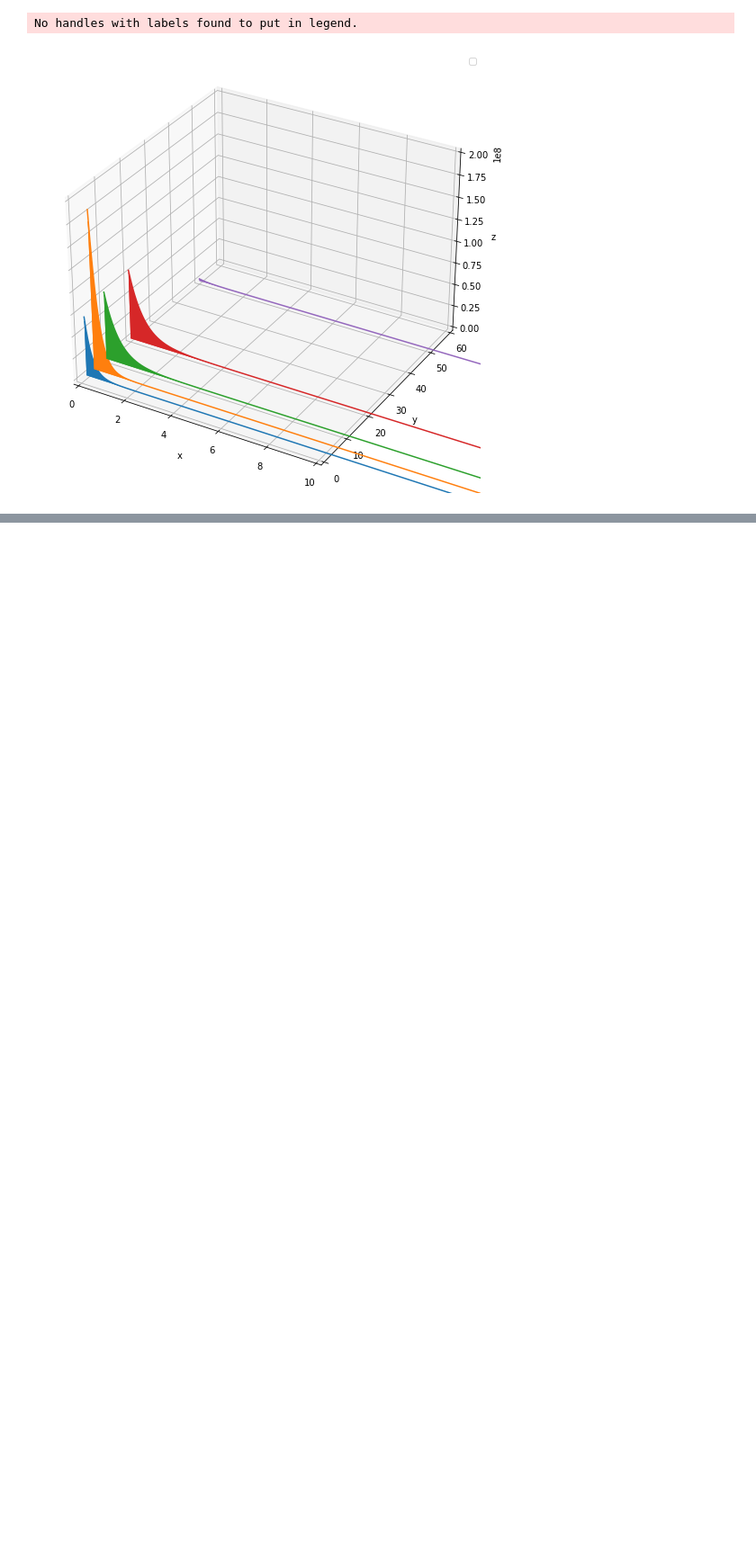
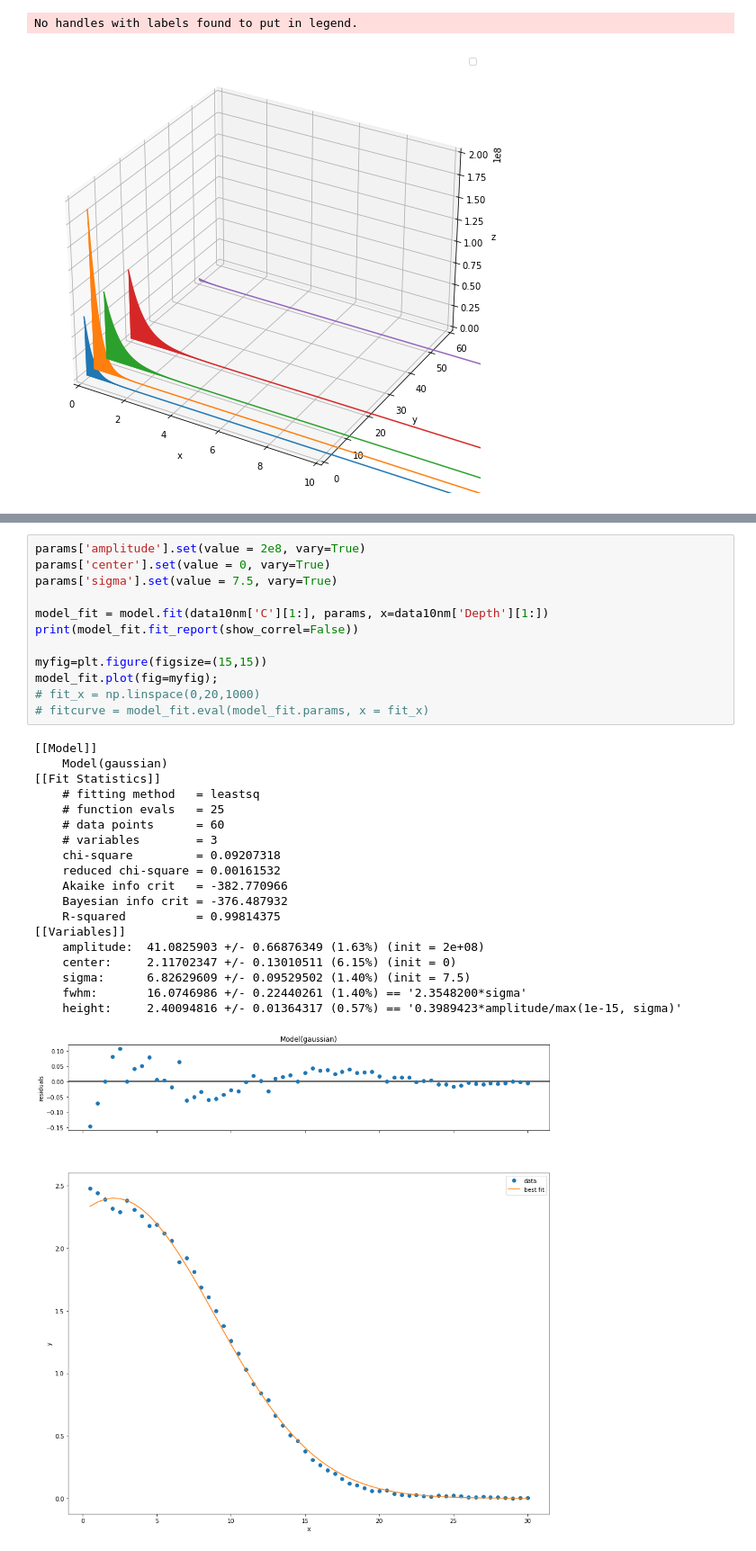
Before and after one commit to ahserhan/SiO2-SiV, a Jupyter notebook: 30keV SiO2/nmPlot3D.ipynb, the cells around one changed output, grey strips where cells are left out. Shown at 90% size. Drawn from its saved outputs; the diff is of its cells as text; blank space fills up the shorter version.

```diff
--- a/30keV SiO2/nmPlot3D.ipynb
+++ b/30keV SiO2/nmPlot3D.ipynb
@@ -171,0 +182,32 @@ No handles with labels found to put in legend.
+# %%
+params['amplitude'].set(value = 2e8, vary=True)
+params['center'].set(value = 0, vary=True)
+params['sigma'].set(value = 7.5, vary=True)
+
+model_fit = model.fit(data10nm['C'][1:], params, x=data10nm['Depth'][1:])
+print(model_fit.fit_report(show_correl=False))
+
+myfig=plt.figure(figsize=(15,15))
+model_fit.plot(fig=myfig);
+# fit_x = np.linspace(0,20,1000)
+# fitcurve = model_fit.eval(model_fit.params, x = fit_x)
+# %% [output]
+[[Model]]
+    Model(gaussian)
+[[Fit Statistics]]
+    # fitting method   = leastsq
+    # function evals   = 25
+    # data points      = 60
+    # variables        = 3
+    chi-square         = 0.09207318
+    reduced chi-square = 0.00161532
+    Akaike info crit   = -382.770966
+    Bayesian info crit = -376.487932
+    R-squared          = 0.99814375
+[[Variables]]
+    amplitude:  41.0825903 +/- 0.66876349 (1.63%) (init = 2e+08)
+    center:     2.11702347 +/- 0.13010511 (6.15%) (init = 0)
+    sigma:      6.82629609 +/- 0.09529502 (1.40%) (init = 7.5)
+    fwhm:       16.0746986 +/- 0.22440261 (1.40%) == '2.3548200*sigma'
+    height:     2.40094816 +/- 0.01364317 (0.57%) == '0.3989423*amplitude/max(1e-15, sigma)'
+[figure, added]
```
Also changed, not shown: parts of 7 cells of this notebook.
